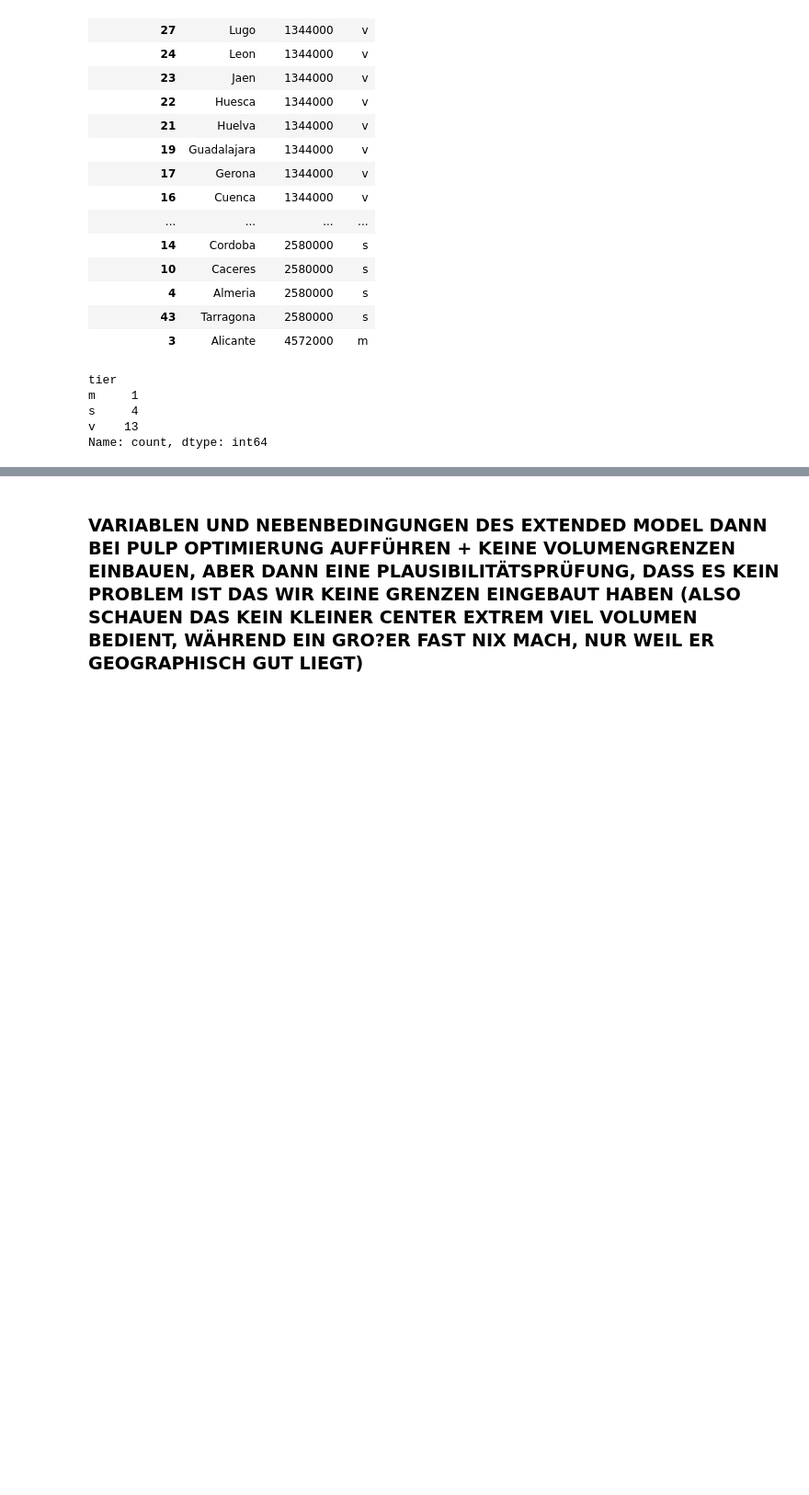
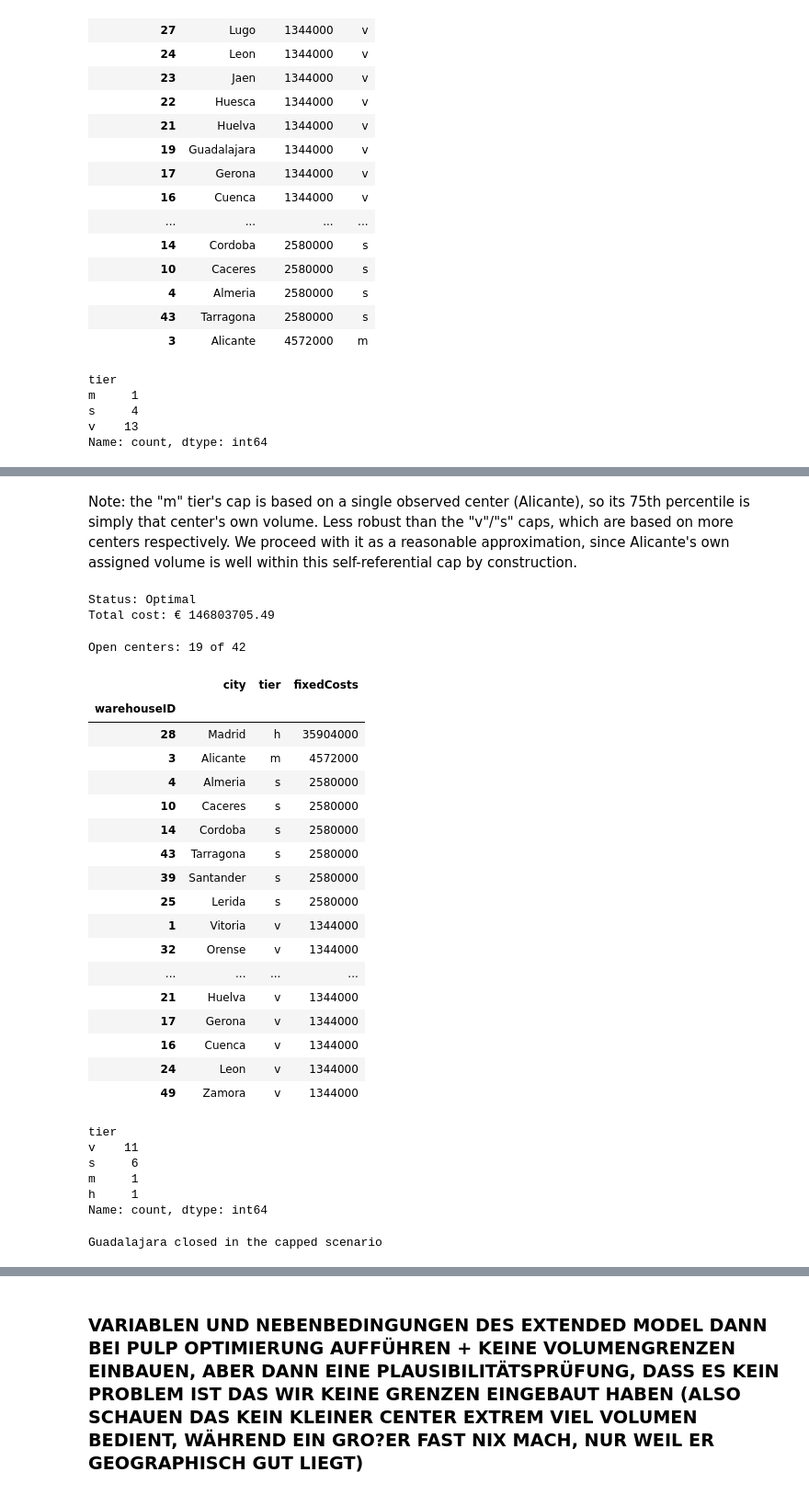
Before and after one commit to TimonLudwig1/case_study_3_d3, a Jupyter notebook: case_study.ipynb, the cells around one changed output, grey strips where cells are left out. Shown at 92% size. Drawn from its saved outputs; the diff is of its cells as text; code cells hidden in the pictures; blank space fills up the shorter version.

```diff
--- a/case_study.ipynb
+++ b/case_study.ipynb
@@ -976,0 +1135,72 @@ This conclusion depends on our economies-of-scale assumption ($\alpha=0.5$). A s
+# %% [markdown]
+Note: the "m" tier's cap is based on a single observed center (Alicante), so its 75th percentile is simply that center's own volume. Less robust than the "v"/"s" caps, which are based on more centers respectively. We proceed with it as a reasonable approximation, since Alicante's own assigned volume is well within this self-referential cap by construction.
+# %%
+warehouse_tier = warehouses_flat.set_index("warehouseID")["tier"]
+
+prob_capped = pl.LpProblem("CashLog_Extended_Capped", pl.LpMinimize)
+x_c = pl.LpVariable.dicts("x", link_keys, cat="Binary")
+y_c = pl.LpVariable.dicts("y", all_warehouse_ids, cat="Binary")
+
+prob_capped += pl.lpSum(
+    row.effective_cost * x_c[(row.warehouseID, row.regionID)] for row in model_data.itertuples()
+) + pl.lpSum(f * y_c[i] for i, f in zip(warehouses_flat["warehouseID"], warehouses_flat["fixedCosts"]))
+
+for i, j in link_keys:
+    prob_capped += x_c[(i, j)] <= y_c[i]
+for j in regions_flat["regionID"]:
+    reachable_i = [i for (i, jj) in link_keys if jj == j]
+    prob_capped += pl.lpSum(x_c[(i, j)] for i in reachable_i) == 1
+
+demand_by_link = model_data.set_index(["warehouseID", "regionID"])["yearlyDemand"]
+for i in all_warehouse_ids:
+    cap = V_ub_by_tier[warehouse_tier[i]]
+    if cap == float("inf"):
+        continue  # l/h bleiben ungekappt, siehe Begründung oben
+    links_for_i = [(ii, j) for (ii, j) in link_keys if ii == i]
+    prob_capped += pl.lpSum(
+        demand_by_link[(i, j)] * x_c[(i, j)] for (ii, j) in links_for_i
+    ) <= cap * y_c[i]
+
+status_c = prob_capped.solve(pl.PULP_CBC_CMD(msg=0))
+print("Status:", pl.LpStatus[status_c])
+print("Total cost: €", round(pl.value(prob_capped.objective), 2))
+# %% [output]
+Status: Optimal
+Total cost: € 146803705.49
+# %%
+open_centers_capped = [i for i in all_warehouse_ids if y_c[i].value() == 1]
+print(f"Open centers: {len(open_centers_capped)} of 42")
+display(warehouses_flat.set_index("warehouseID").loc[open_centers_capped, ["city", "tier", "fixedCosts"]].sort_values("tier"))
+display(warehouses_flat.set_index("warehouseID").loc[open_centers_capped, "tier"].value_counts())
+
+if 19 in open_centers_capped:
+    print("Guadalajara still open")
+else:
+    print("Guadalajara closed in the capped scenario")
+# %% [output]
+Open centers: 19 of 42
+|  | city | tier | fixedCosts |
+| warehouseID |  |  |  |
+| 28 | Madrid | h | 35904000 |
+| 3 | Alicante | m | 4572000 |
+| 4 | Almeria | s | 2580000 |
+| 10 | Caceres | s | 2580000 |
+| 14 | Cordoba | s | 2580000 |
+| 43 | Tarragona | s | 2580000 |
+| 39 | Santander | s | 2580000 |
+| 25 | Lerida | s | 2580000 |
+| 1 | Vitoria | v | 1344000 |
+| 32 | Orense | v | 1344000 |
+| ... | ... | ... | ... |
+| 21 | Huelva | v | 1344000 |
+| 17 | Gerona | v | 1344000 |
+| 16 | Cuenca | v | 1344000 |
+| 24 | Leon | v | 1344000 |
+| 49 | Zamora | v | 1344000 |
+tier
+v    11
+s     6
+m     1
+h     1
+Name: count, dtype: int64
+Guadalajara closed in the capped scenario
```
Also changed, not shown: parts of 16 cells of this notebook.
